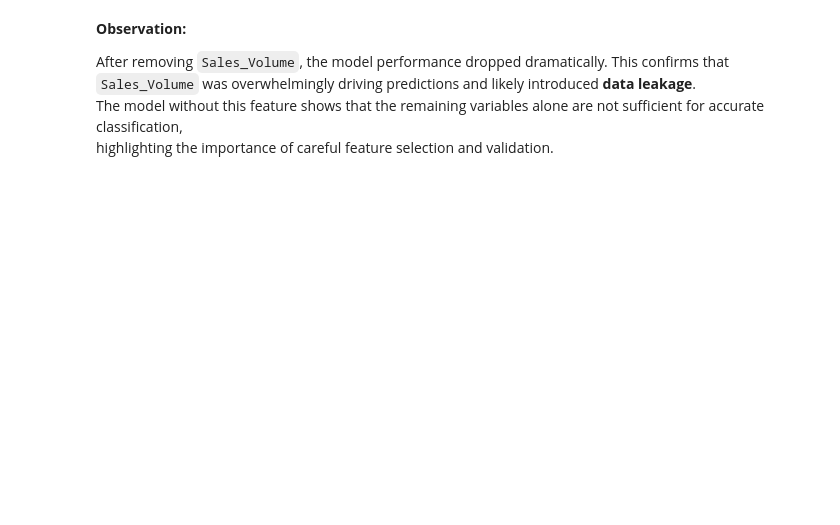
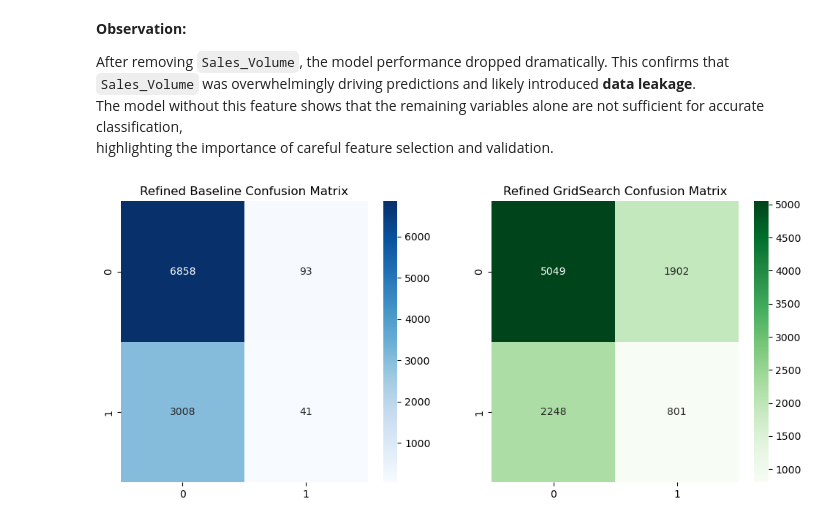
Before and after one commit to Safonovanastya87/bmw-sales-eda-classification, a Jupyter notebook: notebooks/bmw-sales-eda-classification.ipynb, the cells around one changed output. Cells and saved outputs as stored; diff of their text form; code cells hidden in the pictures; blank space fills up the shorter version.

```diff
--- a/notebooks/bmw-sales-eda-classification.ipynb
+++ b/notebooks/bmw-sales-eda-classification.ipynb
@@ -317,12 +643,27 @@ X_train_ref, X_test_ref, y_train_ref, y_test_ref = train_test_split(
     X_refined, y, test_size=0.2, random_state=42, stratify=y
 )
 # %%
-numeric_cols_refined = [col for col in numeric_cols if col != 'Sales_Volume']
+# Define feature groups after removing the suspected leakage feature
+numeric_features_refined = [
+    'Engine_Size_L',
+    'Mileage_KM',
+    'Price_USD',
+    'Years_Since_First_Sale'
+]
+
+categorical_features_refined = [
+    'Model',
+    'Region',
+    'Color',
+    'Fuel_Type',
+    'Transmission'
+]
 # %%
+# Apply preprocessing to the refined feature set
 preprocessor_refined = ColumnTransformer(
     transformers=[
-        ('num', numeric_transformer, numeric_cols_refined),
-        ('cat', categorical_transformer, cat_cols)
+        ('num', numeric_transformer, numeric_features_refined),
+        ('cat', categorical_transformer, categorical_features_refined)
     ]
 )
 # %%
@@ -398,9 +795,27 @@ This confirms that `Sales_Volume` was overwhelmingly driving predictions and lik
 The model without this feature shows that the remaining variables alone are not sufficient for accurate classification,
 highlighting the importance of careful feature selection and validation.
 # %%
+# Compare classification performance of the leakage-free models
 fig, axes = plt.subplots(1, 2, figsize=(12,5))
-sns.heatmap(confusion_matrix(y_test, y_pred_baseline_ref), annot=True, fmt='d', cmap='Blues', ax=axes[0])
+
+sns.heatmap(
+    confusion_matrix(y_test_ref, y_pred_baseline_ref),
+    annot=True,
+    fmt='d',
+    cmap='Blues',
+    ax=axes[0]
+)
 axes[0].set_title('Refined Baseline Confusion Matrix')
-sns.heatmap(confusion_matrix(y_test, y_pred_grid_ref), annot=True, fmt='d', cmap='Greens', ax=axes[1])
+
+sns.heatmap(
+    confusion_matrix(y_test_ref, y_pred_grid_ref),
+    annot=True,
+    fmt='d',
+    cmap='Greens',
+    ax=axes[1]
+)
 axes[1].set_title('Refined GridSearch Confusion Matrix')
+
 plt.show()
+# %% [output]
+[figure, added]
```
Also changed, not shown: parts of 88 cells of this notebook.
